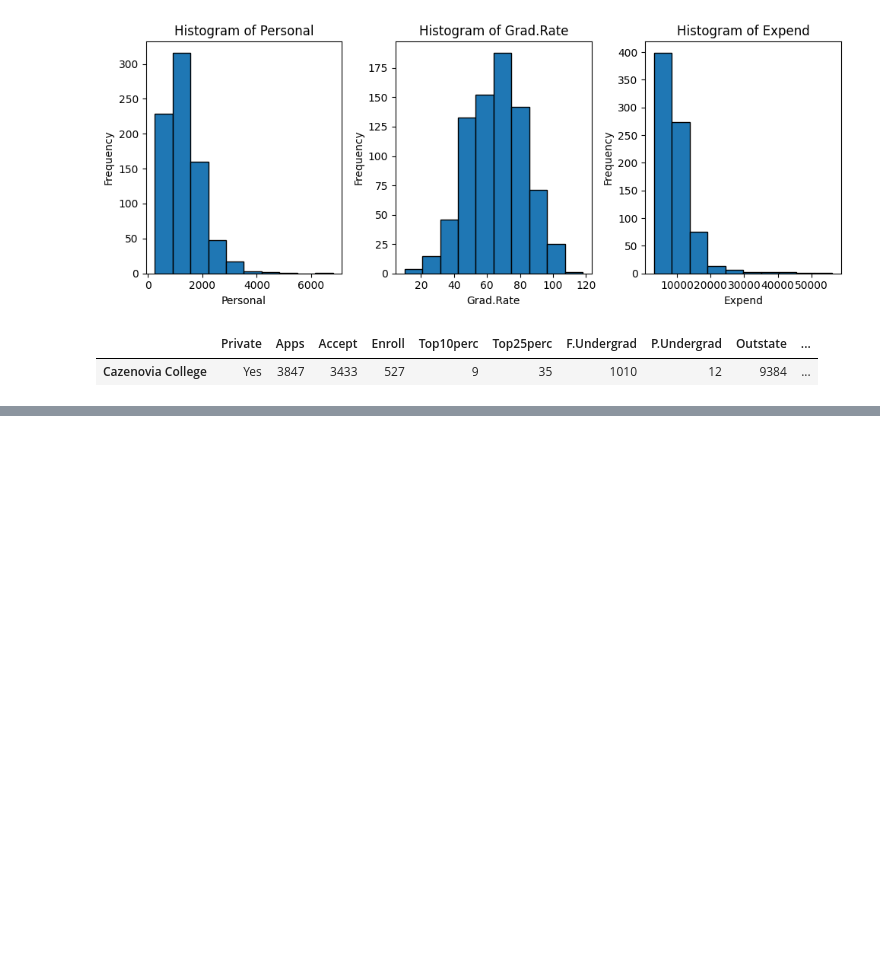
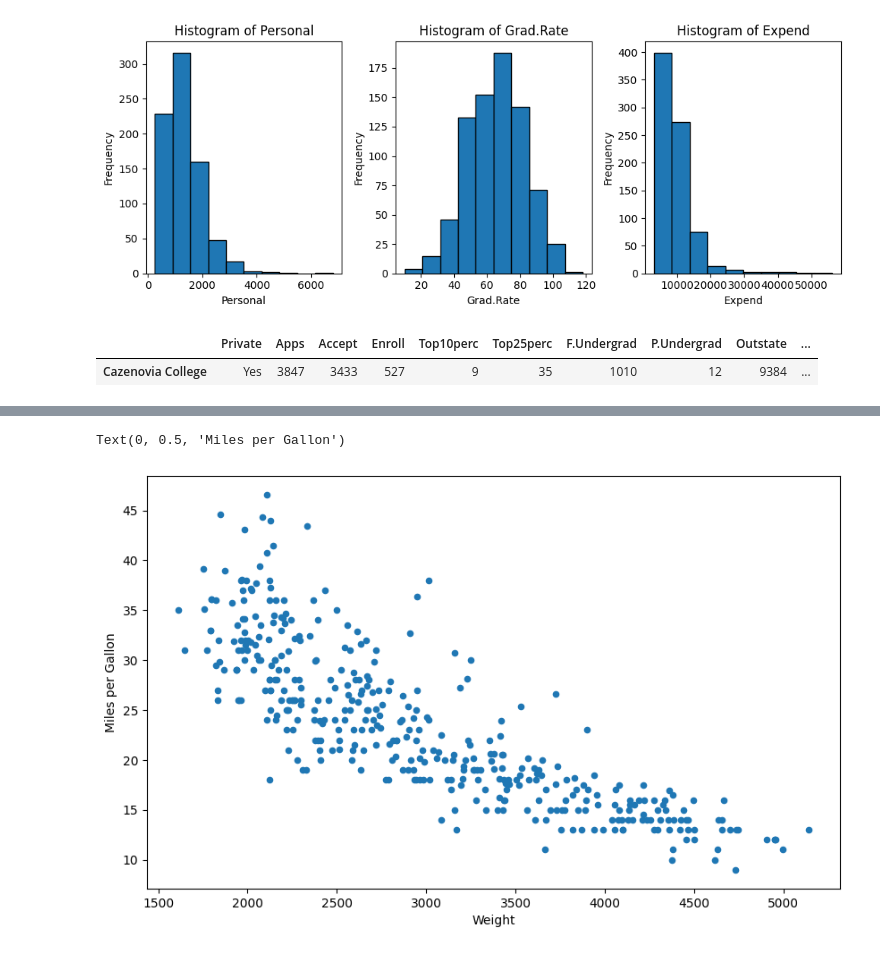
Before and after one commit to simon-a-schmitt/ISLP-Labs, a Jupyter notebook: Introduction.ipynb, the cells around one changed output, grey strips where cells are left out. Saved outputs shown, nothing was run; the diff lists cells and outputs as text; code cells hidden in the pictures; blank space fills up the shorter version.

```diff
--- a/Introduction.ipynb
+++ b/Introduction.ipynb
@@ -242,0 +294,8 @@ df_college[df_college['Grad.Rate'] > 100]
+# %%
+fig, ax = plt.subplots(figsize=(10, 6))
+df_auto_2.plot.scatter(x='weight', y='mpg', ax=ax, marker='o')
+ax.set_xlabel('Weight')
+ax.set_ylabel('Miles per Gallon')
+# %% [output]
+Text(0, 0.5, 'Miles per Gallon')
+[figure, added]
```
Also changed, not shown: parts of 18 cells of this notebook.
